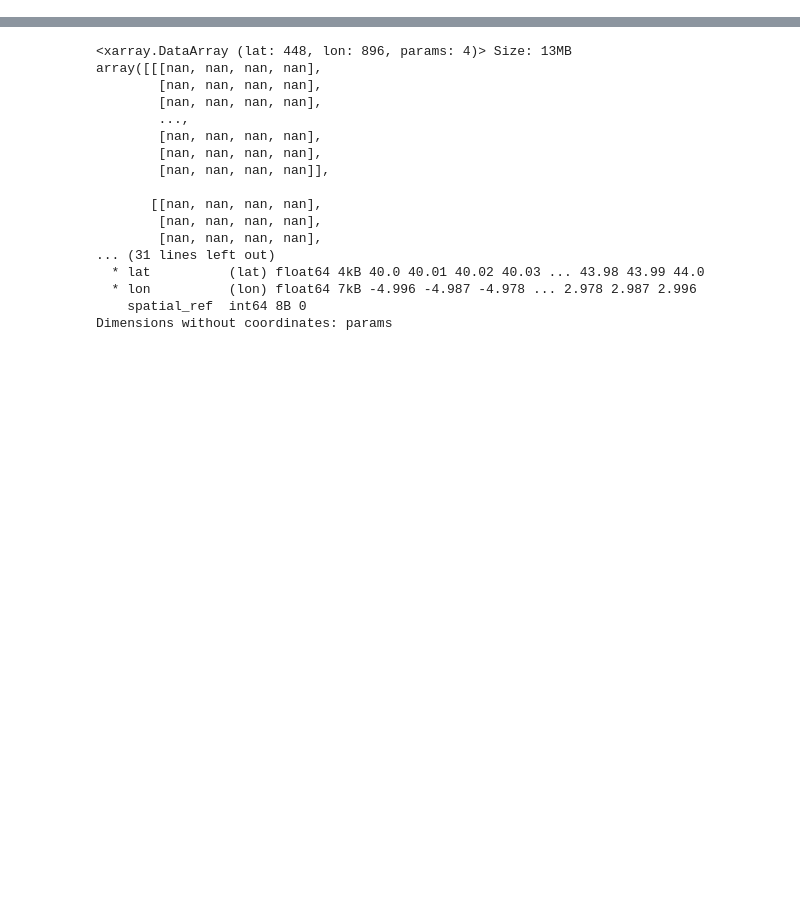
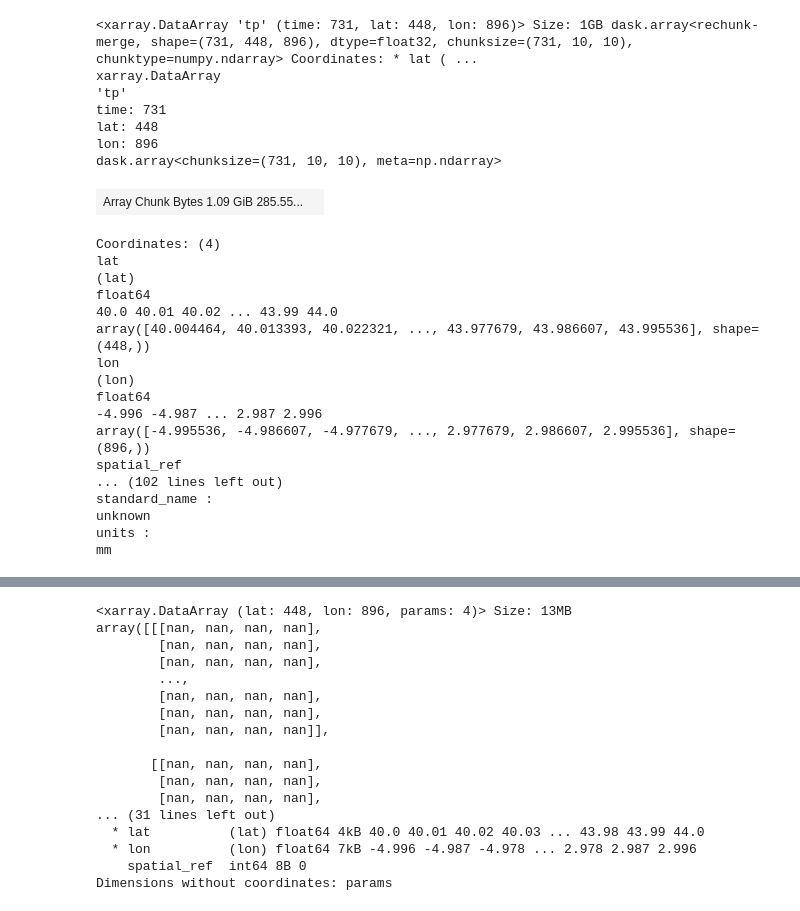
Before and after one commit to Irrigation-EU/irrigation-processor, a Jupyter notebook: notebooks/codes/calibration_final-2years.ipynb, the cells around one changed output, grey strips where cells are left out. Saved outputs shown, nothing was run; the diff lists cells and outputs as text; code cells hidden in the pictures; blank space fills up the shorter version.

```diff
--- a/notebooks/codes/calibration_final-2years.ipynb
+++ b/notebooks/codes/calibration_final-2years.ipynb
@@ -201,0 +329,29 @@ def calib_wrapper(sm_ts, p_obs_ts, et_ts, NN):
+# %%
+tp = ds["tp"]
+tp
+# %% [output]
+<xarray.DataArray 'tp' (time: 731, lat: 448, lon: 896)> Size: 1GB dask.array<rechunk-merge, shape=(731, 448, 896), dtype=float32, chunksize=(731, 10, 10), chunktype=numpy.ndarray> Coordinates: * lat ( ...
+xarray.DataArray
+'tp'
+time: 731
+lat: 448
+lon: 896
+dask.array<chunksize=(731, 10, 10), meta=np.ndarray>
+| Array Chunk Bytes 1.09 GiB 285.55... |  |
+Coordinates: (4)
+lat
+(lat)
+float64
+40.0 40.01 40.02 ... 43.99 44.0
+array([40.004464, 40.013393, 40.022321, ..., 43.977679, 43.986607, 43.995536], shape=(448,))
+lon
+(lon)
+float64
+-4.996 -4.987 ... 2.987 2.996
+array([-4.995536, -4.986607, -4.977679, ..., 2.977679, 2.986607, 2.995536], shape=(896,))
+spatial_ref
+... (102 lines left out)
+standard_name :
+unknown
+units :
+mm
```
Also changed, not shown: parts of 20 cells of this notebook, 4 other files.
